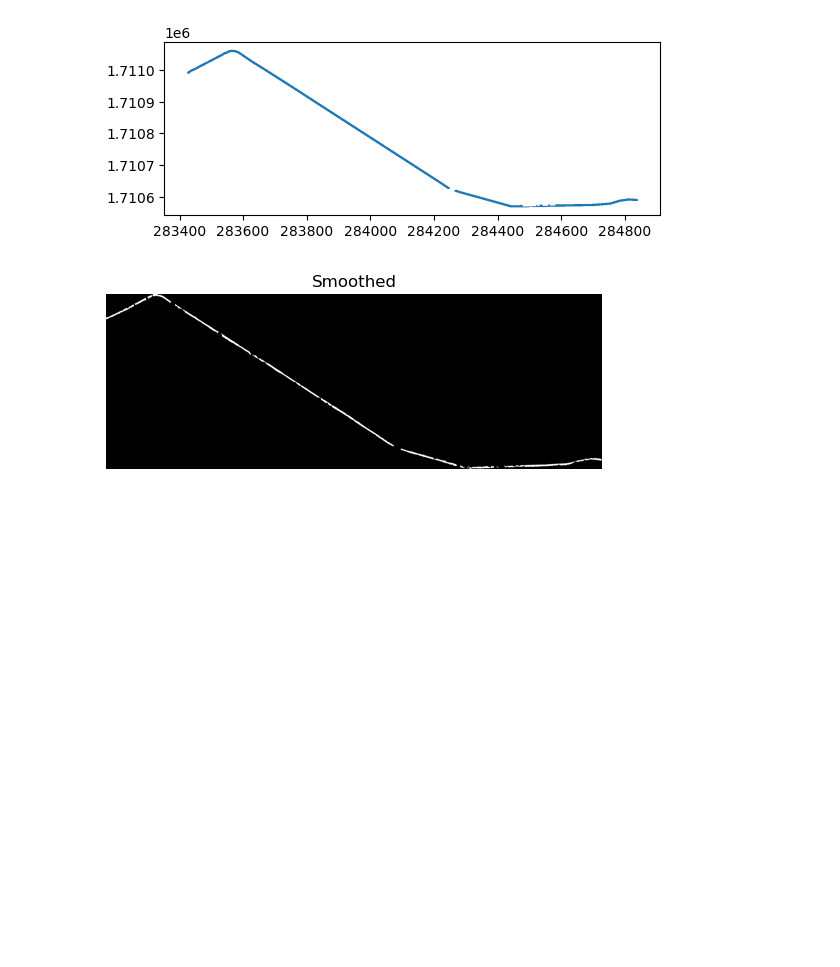
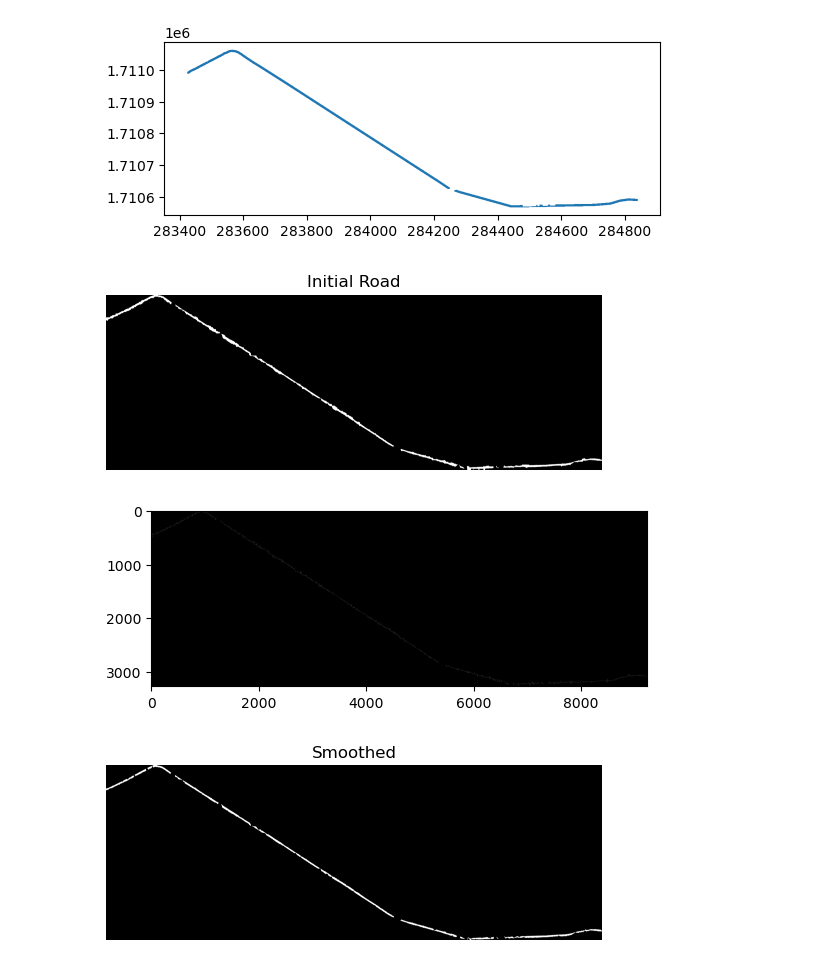
Before and after one commit to codenn-git/BAFE-FMR, a Jupyter notebook: codes/final_script.ipynb, the cells around one changed output. Saved outputs shown, nothing was run; the diff lists cells and outputs as text; code cells hidden in the pictures; blank space fills up the shorter version.

Commit message:
configured to accomodate new centerline creation

```diff
--- a/codes/final_script.ipynb
+++ b/codes/final_script.ipynb
@@ -41,7 +43,7 @@ class Preprocessing:
 
         return self._rep_data, self._rep_trans, self._rep_crs
 
-    def clipraster(self, raster_data=None, transform=None, buffer_dist = 15, bbox = False):
+    def clipraster(self, raster_data=None, vector=None ,transform=None, buffer_dist = 15, bbox = False):
         if self.vector_path is None:
             self._clipped_data = self._rep_data
             self._clipped_transform = self._rep_trans
@@ -54,7 +56,10 @@ class Preprocessing:
             else:
                 raster_data = self._rep_data
 
-        centerline = gpd.read_file(self.vector_path).to_crs(self.crs)
+        if vector is None:
+            centerline = gpd.read_file(self.vector_path).to_crs(self.crs)
+        else:
+            centerline = vector.to_crs(self.crs)
 
         buffered_lines = []
         for geometry in centerline.geometry:
@@ -993,6 +1018,49 @@ morph = Morph(stretch_raster)
 morph.normalize_raster()
 morph.threshold_raster()
 final_raster = morph.thresholded
+final_raster = final_raster.astype(np.uint8)
+# %%
+import skimage.morphology
+
+
+final_clipped_data, final_clipped_transform = preprocessor.clipraster(
+                        raster_data = final_raster.astype(np.uint8),
+                        transform = raster_transform,
+                        buffer_dist = 5.0)
+
+
+final_clipped_data = np.squeeze(final_clipped_data)
+final_clipped_data = cv2.morphologyEx(final_clipped_data.astype(np.uint8), cv2.MORPH_CLOSE, np.ones((7,7), np.uint8), iterations=7)
+
+plt.imshow(final_clipped_data, cmap='gray')
+plt.title("Initial Road")
+plt.axis('off')
+plt.show()
+
+vectorize = MeasureWidth(final_clipped_data, final_clipped_transform, vector_path)
+polygonized_road = vectorize.vectorize_roads() #returns gdf of vectorized road
+
+# centerline = create_centerline(polygonized_road, dense=1, tol=3) #returns centerline (gdf)
+# # centerline = centerline.dissolve()
+# print(centerline)
+
+centerline = skimage.morphology.medial_axis(final_clipped_data)
+
+plt.imshow(centerline, cmap='gray')
+plt.show()
+
+# fig, ax = plt.subplots(figsize=(10, 6))
+
+# centerline.plot(ax=ax, color='red', label='Centerline')
+# plt.legend()
+# plt.title("Centerline and Polygonized Road")
+# plt.show()
+
+# centerline.dissolve()
+# centerline.to_file(os.path.join(dirname, basename + "-test_centerline.geojson"), driver="GeoJSON")
+# %% [output]
+[figure, added]
+[figure, added]
 # %%
 #will insert the centerline creation here then do the final clipping.
 
```
Also changed, not shown: parts of 3 cells of this notebook.
